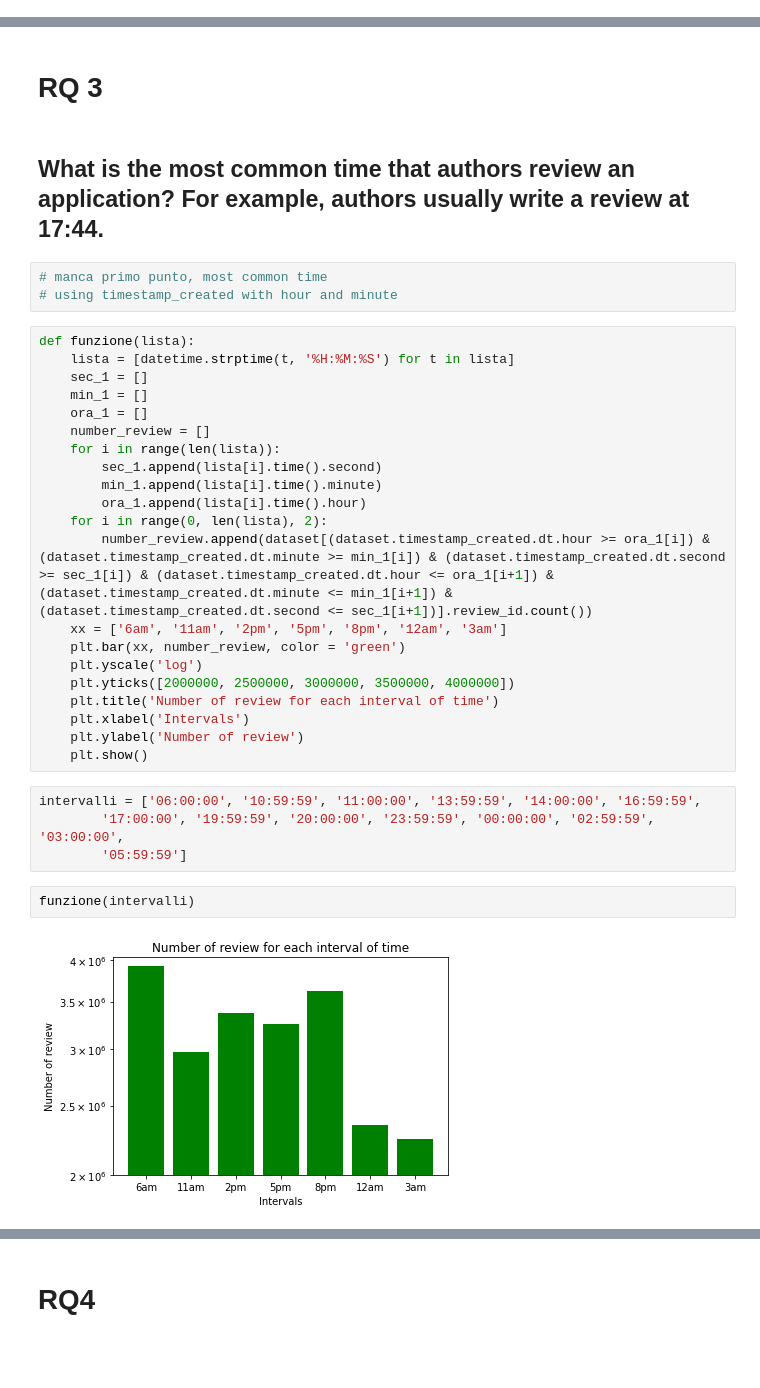
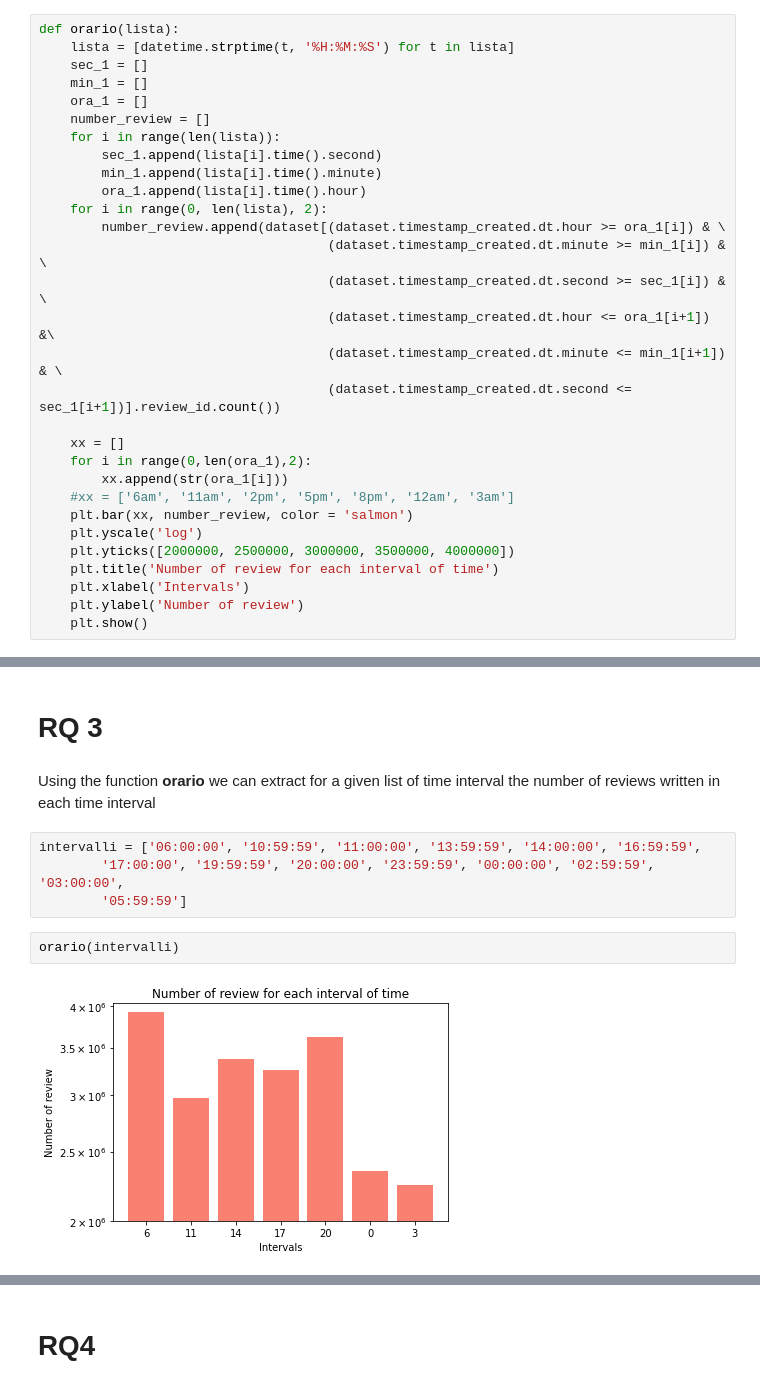
Before and after one commit to michele1783/ADM-HW2, a Jupyter notebook: Homework_2.ipynb, the cells around one changed output, grey strips where cells are left out. Cells and saved outputs as stored; diff of their text form; blank space fills up the shorter version.

```diff
--- a/Homework_2.ipynb
+++ b/Homework_2.ipynb
@@ -10,3 +11,33 @@ from functools import reduce
+# %%
+def orario(lista):
+    lista = [datetime.strptime(t, '%H:%M:%S') for t in lista]
+    sec_1 = []
+    min_1 = []
+    ora_1 = []
+    number_review = []
+    for i in range(len(lista)):
+        sec_1.append(lista[i].time().second)
+        min_1.append(lista[i].time().minute)
+        ora_1.append(lista[i].time().hour)
+    for i in range(0, len(lista), 2):
+        number_review.append(dataset[(dataset.timestamp_created.dt.hour >= ora_1[i]) & \
+                                     (dataset.timestamp_created.dt.minute >= min_1[i]) & \
+                                     (dataset.timestamp_created.dt.second >= sec_1[i]) & \
+                                     (dataset.timestamp_created.dt.hour <= ora_1[i+1]) &\
+                                     (dataset.timestamp_created.dt.minute <= min_1[i+1]) & \
+                                     (dataset.timestamp_created.dt.second <= sec_1[i+1])].review_id.count())
+
+    xx = []
+    for i in range(0,len(ora_1),2):
+        xx.append(str(ora_1[i]))
+    #xx = ['6am', '11am', '2pm', '5pm', '8pm', '12am', '3am']
+    plt.bar(xx, number_review, color = 'salmon')
+    plt.yscale('log')
+    plt.yticks([2000000, 2500000, 3000000, 3500000, 4000000])
+    plt.title('Number of review for each interval of time')
+    plt.xlabel('Intervals')
+    plt.ylabel('Number of review')
+    plt.show()
 # %%
 def parsedate(time_as_a_unix_timestamp):
     return pd.to_datetime(time_as_a_unix_timestamp, unit = 's')
@@ -403,36 +460,12 @@ final_df.head(40)
 # %% [markdown]
 # RQ 3
-# %% [markdown]
-## What is the most common time that authors review an application? For example, authors usually write a review at 17:44.
-# %%
-# manca primo punto, most common time
-# using timestamp_created with hour and minute
-# %%
-def funzione(lista):
-    lista = [datetime.strptime(t, '%H:%M:%S') for t in lista]
-    sec_1 = []
-    min_1 = []
-    ora_1 = []
-    number_review = []
-    for i in range(len(lista)):
-        sec_1.append(lista[i].time().second)
-        min_1.append(lista[i].time().minute)
-        ora_1.append(lista[i].time().hour)
-    for i in range(0, len(lista), 2):
-        number_review.append(dataset[(dataset.timestamp_created.dt.hour >= ora_1[i]) & (dataset.timestamp_created.dt.minute >= min_1[i]) & (dataset.timestamp_created.dt.second >= sec_1[i]) & (dataset.timestamp_created.dt.hour <= ora_1[i+1]) & (dataset.timestamp_created.dt.minute <= min_1[i+1]) & (dataset.timestamp_created.dt.second <= sec_1[i+1])].review_id.count())
-    xx = ['6am', '11am', '2pm', '5pm', '8pm', '12am', '3am']
-    plt.bar(xx, number_review, color = 'green')
-    plt.yscale('log')
-    plt.yticks([2000000, 2500000, 3000000, 3500000, 4000000])
-    plt.title('Number of review for each interval of time')
-    plt.xlabel('Intervals')
-    plt.ylabel('Number of review')
-    plt.show()
+# %% [markdown]
+Using the function **orario** we can extract for a given list of time interval the number of reviews written in each time interval
 # %%
 intervalli = ['06:00:00', '10:59:59', '11:00:00', '13:59:59', '14:00:00', '16:59:59',
         '17:00:00', '19:59:59', '20:00:00', '23:59:59', '00:00:00', '02:59:59', '03:00:00',
         '05:59:59']
 # %%
-funzione(intervalli)
+orario(intervalli)
 # %% [output]
-[figure, old version]
+[figure, new version]
```
Also changed, not shown: parts of 169 cells of this notebook.
